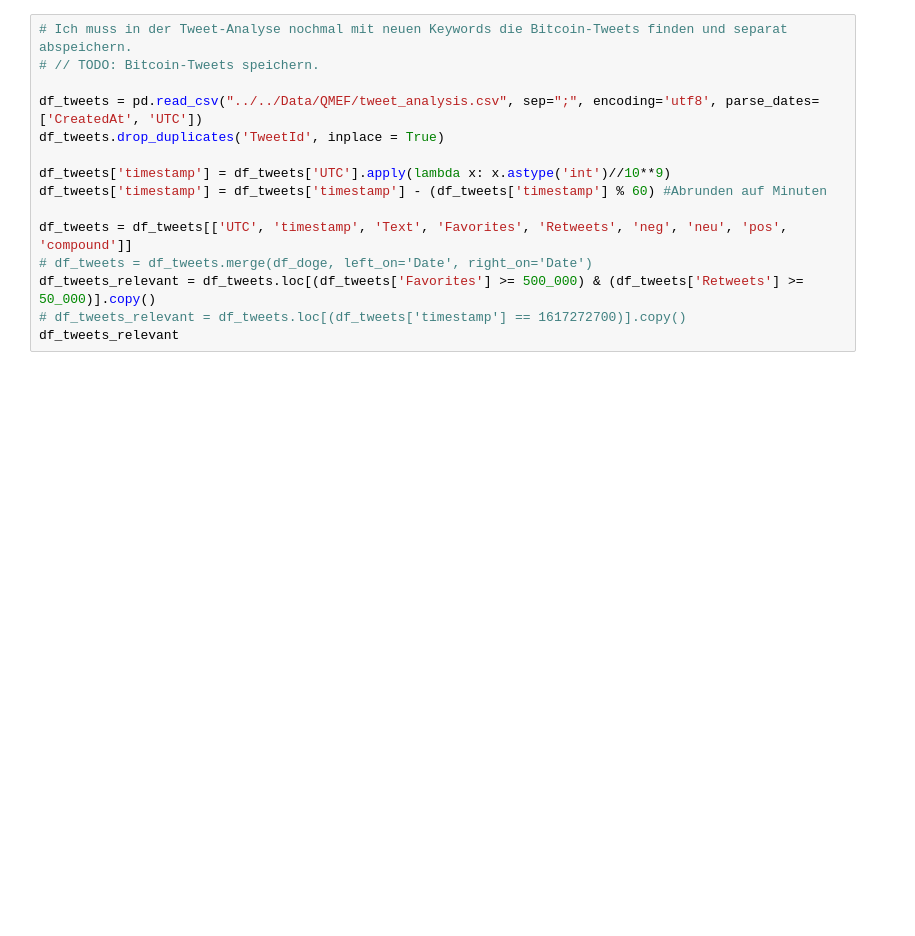
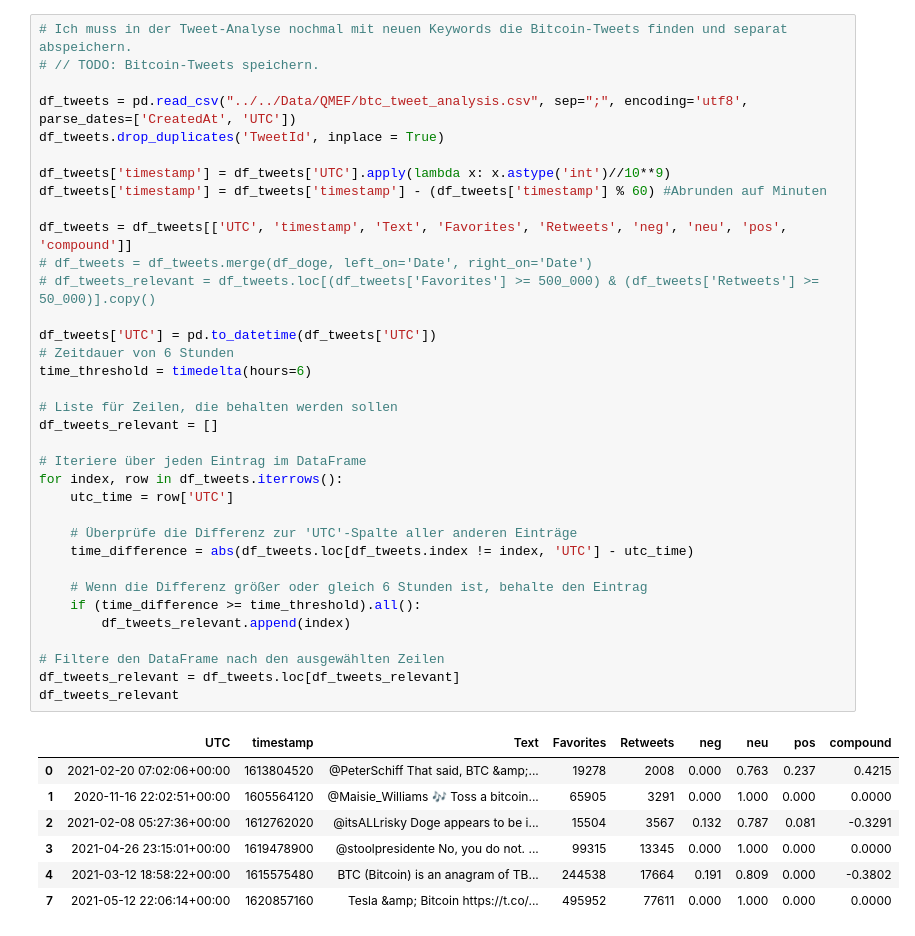
Before and after one commit to Zin9zan9/QMEF, a Jupyter notebook: Bitcoin_analysis.ipynb, the cells around one changed output. Cells and saved outputs as stored; diff of their text form; blank space fills up the shorter version.

Commit message:
BTC Analysis added

```diff
--- a/Bitcoin_analysis.ipynb
+++ b/Bitcoin_analysis.ipynb
@@ -19,15 +34,43 @@ df
 # %%
 # Ich muss in der Tweet-Analyse nochmal mit neuen Keywords die Bitcoin-Tweets finden und separat abspeichern.
 # // TODO: Bitcoin-Tweets speichern.
 
-df_tweets = pd.read_csv("../../Data/QMEF/tweet_analysis.csv", sep=";", encoding='utf8', parse_dates=['CreatedAt', 'UTC'])
+df_tweets = pd.read_csv("../../Data/QMEF/btc_tweet_analysis.csv", sep=";", encoding='utf8', parse_dates=['CreatedAt', 'UTC'])
 df_tweets.drop_duplicates('TweetId', inplace = True)
 
 df_tweets['timestamp'] = df_tweets['UTC'].apply(lambda x: x.astype('int')//10**9)
 df_tweets['timestamp'] = df_tweets['timestamp'] - (df_tweets['timestamp'] % 60) #Abrunden auf Minuten
 
 df_tweets = df_tweets[['UTC', 'timestamp', 'Text', 'Favorites', 'Retweets', 'neg', 'neu', 'pos', 'compound']]
 # df_tweets = df_tweets.merge(df_doge, left_on='Date', right_on='Date')
-df_tweets_relevant = df_tweets.loc[(df_tweets['Favorites'] >= 500_000) & (df_tweets['Retweets'] >= 50_000)].copy()
-# df_tweets_relevant = df_tweets.loc[(df_tweets['timestamp'] == 1617272700)].copy()
+# df_tweets_relevant = df_tweets.loc[(df_tweets['Favorites'] >= 500_000) & (df_tweets['Retweets'] >= 50_000)].copy()
+
+df_tweets['UTC'] = pd.to_datetime(df_tweets['UTC'])
+# Zeitdauer von 6 Stunden
+time_threshold = timedelta(hours=6)
+
+# Liste für Zeilen, die behalten werden sollen
+df_tweets_relevant = []
+
+# Iteriere über jeden Eintrag im DataFrame
+for index, row in df_tweets.iterrows():
+    utc_time = row['UTC']
+
+    # Überprüfe die Differenz zur 'UTC'-Spalte aller anderen Einträge
+    time_difference = abs(df_tweets.loc[df_tweets.index != index, 'UTC'] - utc_time)
+
+    # Wenn die Differenz größer oder gleich 6 Stunden ist, behalte den Eintrag
+    if (time_difference >= time_threshold).all():
+        df_tweets_relevant.append(index)
+
+# Filtere den DataFrame nach den ausgewählten Zeilen
+df_tweets_relevant = df_tweets.loc[df_tweets_relevant]
 df_tweets_relevant
+# %% [output]
+|  | UTC | timestamp | Text | Favorites | Retweets | neg | neu | pos | compound |
+| 0 | 2021-02-20 07:02:06+00:00 | 1613804520 | @PeterSchiff That said, BTC &amp;... | 19278 | 2008 | 0.000 | 0.763 | 0.237 | 0.4215 |
+| 1 | 2020-11-16 22:02:51+00:00 | 1605564120 | @Maisie_Williams 🎶 Toss a bitcoin... | 65905 | 3291 | 0.000 | 1.000 | 0.000 | 0.0000 |
+| 2 | 2021-02-08 05:27:36+00:00 | 1612762020 | @itsALLrisky Doge appears to be i... | 15504 | 3567 | 0.132 | 0.787 | 0.081 | -0.3291 |
+| 3 | 2021-04-26 23:15:01+00:00 | 1619478900 | @stoolpresidente No, you do not. ... | 99315 | 13345 | 0.000 | 1.000 | 0.000 | 0.0000 |
+| 4 | 2021-03-12 18:58:22+00:00 | 1615575480 | BTC (Bitcoin) is an anagram of TB... | 244538 | 17664 | 0.191 | 0.809 | 0.000 | -0.3802 |
+| 7 | 2021-05-12 22:06:14+00:00 | 1620857160 | Tesla &amp; Bitcoin https://t.co/... | 495952 | 77611 | 0.000 | 1.000 | 0.000 | 0.0000 |
```
Also changed, not shown: parts of 4 cells of this notebook.
